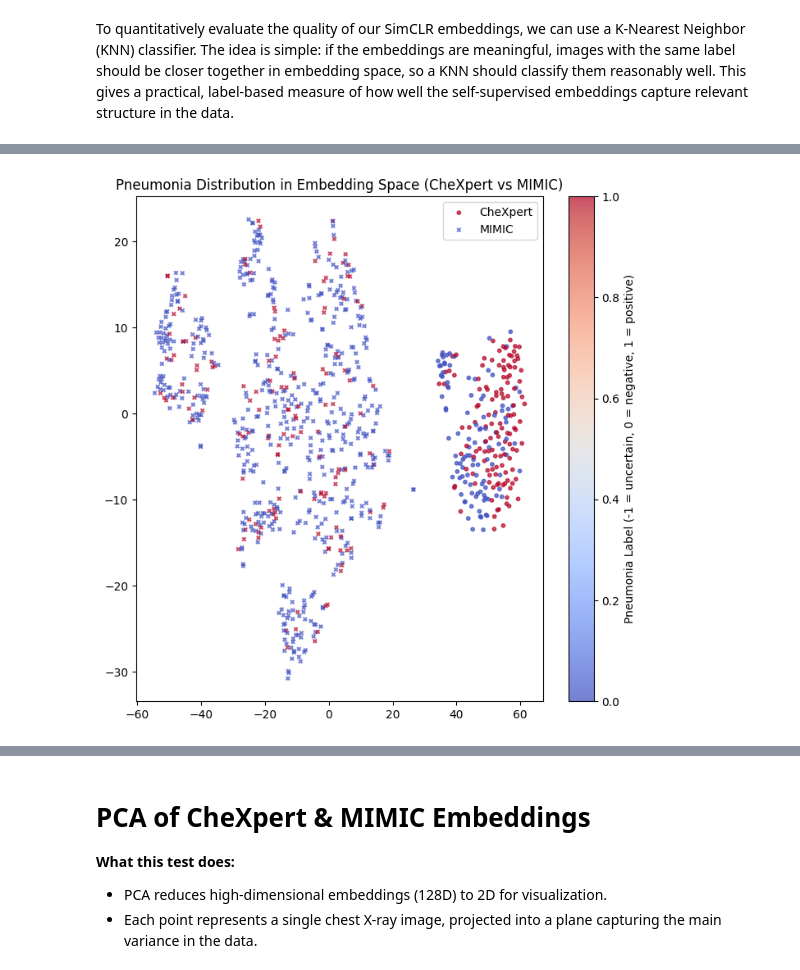
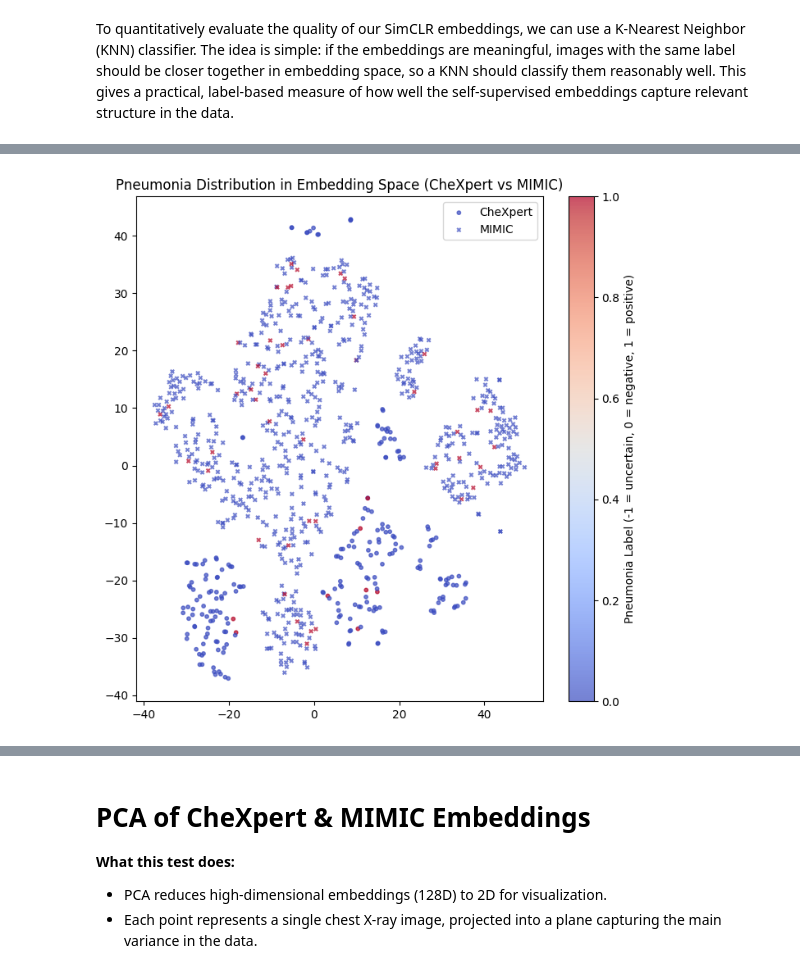
Before and after one commit to ccorbett0116/Fall2025ResearchProject, a Jupyter notebook: Research_Project.ipynb, the cells around one changed output, grey strips where cells are left out. Saved outputs shown, nothing was run; the diff lists cells and outputs as text; code cells hidden in the pictures.

```diff
--- a/Research_Project.ipynb
+++ b/Research_Project.ipynb
@@ -740,8 +747,8 @@ import matplotlib.pyplot as plt
 import numpy as np
 
 # ---- 1. Extract Pneumonia labels for both datasets ----
-labels_chex = df_valid_chexpert["Lung Opacity"].fill_null(-1).to_numpy()
-labels_mimic = df_valid_mimic["Lung Opacity"].fill_null(-1).to_numpy()
+labels_chex = df_valid_chexpert["Pneumonia"].fill_null(-1).to_numpy()
+labels_mimic = df_valid_mimic["Pneumonia"].fill_null(-1).to_numpy()
 
 emb_chex_np = emb_chexpert.cpu().numpy()
 emb_mimic_np = emb_mimic.cpu().numpy()
@@ -760,34 +767,34 @@ emb_2d = tsne.fit_transform(emb_combined)
 chex_points = emb_2d[:len(emb_chex_np)]
 mimic_points = emb_2d[len(emb_chex_np):]
 
 # ---- 4. Plot (side-by-side comparison on SAME 2D space) ----
 plt.figure(figsize=(8,8))
 
 plt.scatter(
     chex_points[:,0], chex_points[:,1],
     c=labels_chex,
     cmap="coolwarm",
     s=10,
     alpha=0.7,
     label="CheXpert"
 )
 
 plt.scatter(
     mimic_points[:,0], mimic_points[:,1],
     c=labels_mimic,
     cmap="coolwarm",
     s=10,
     alpha=0.7,
     marker='x',
     label="MIMIC"
 )
 
 plt.title("Pneumonia Distribution in Embedding Space (CheXpert vs MIMIC)")
 plt.colorbar(label="Pneumonia Label (-1 = uncertain, 0 = negative, 1 = positive)")
 plt.legend()
 plt.show()
 # %% [output]
-[figure, old version]
+[figure, new version]
 # %%
 
 
```
Also changed, not shown: parts of 21 cells of this notebook.
